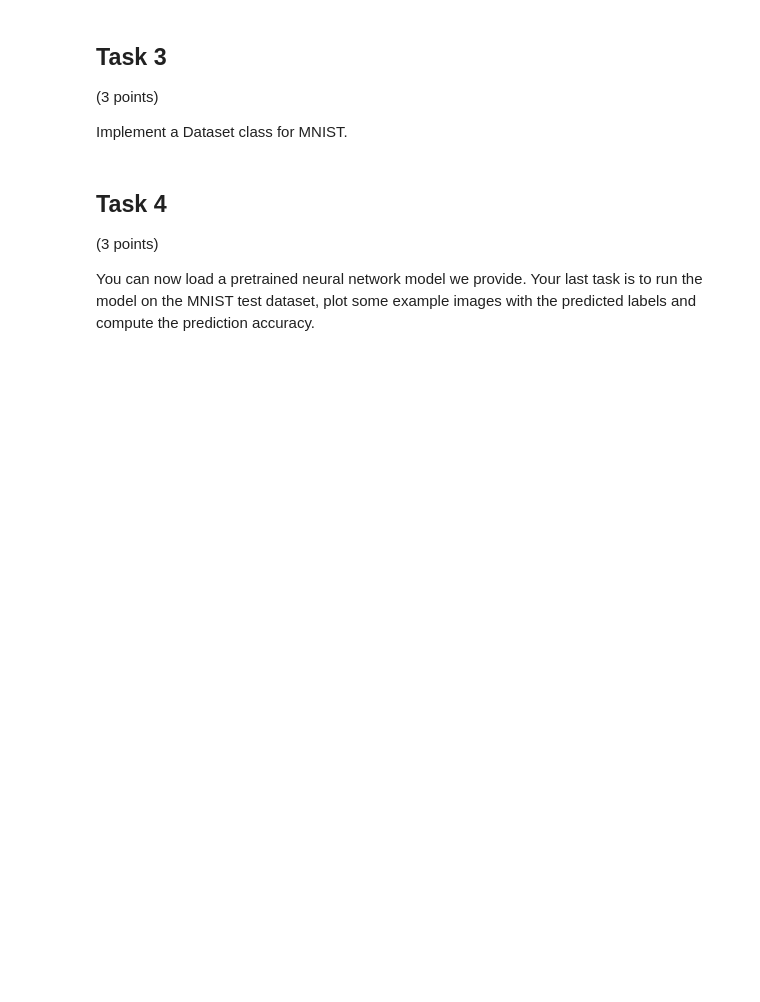
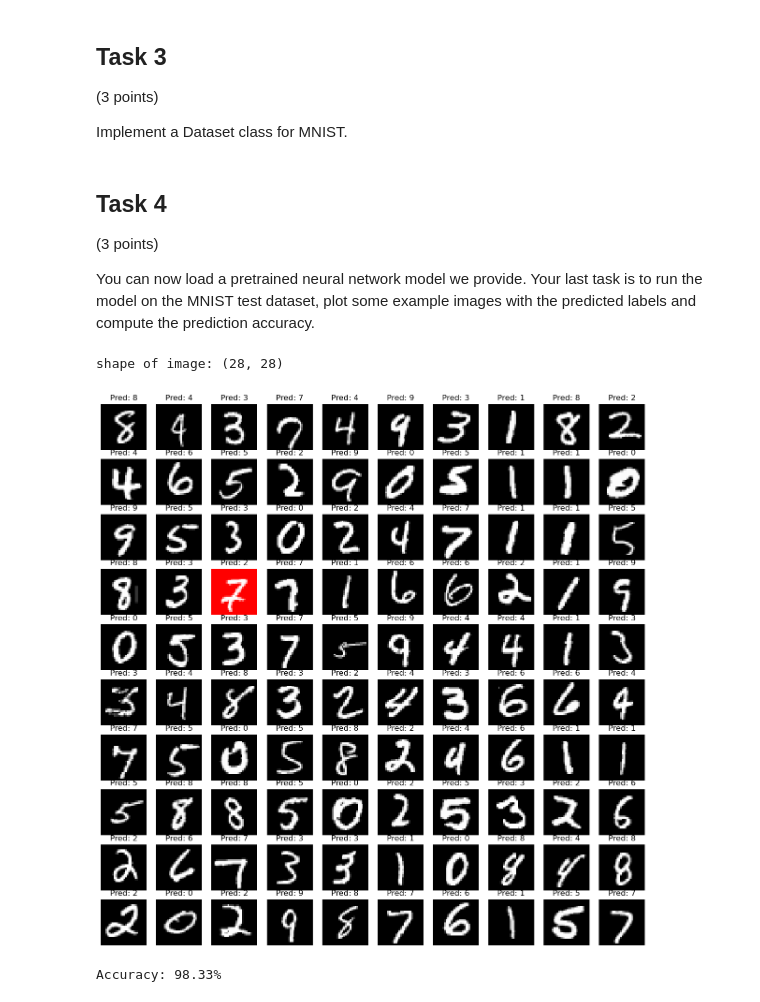
Before and after one commit to neelkanthrawat/3dcv-students, a Jupyter notebook: 2.0-tl-pytorch.ipynb, the cells around one changed output. Saved outputs shown, nothing was run; the diff lists cells and outputs as text; code cells hidden in the pictures; blank space fills up the shorter version.

```diff
--- a/2.0-tl-pytorch.ipynb
+++ b/2.0-tl-pytorch.ipynb
@@ -201,7 +231,7 @@ Your last task is to run the model on the MNIST test dataset, plot some example
 # %%
 def validate(model, data_loader):
     # TODO: Create a 10x10 grid of subplots
-
+    fig, axes = plt.subplots(10,10,figsize=(15,15))
 
     model.eval()
     correct = 0 # count for correct predictions
@@ -210,53 +240,72 @@ def validate(model, data_loader):
         for i, item in enumerate(data_loader):
             # TODO: unpack item into image and ground truth
             #       and run network on them
-
+            image, label = item
+            # print(f"image.type is: {type(image)}")
+            # print(f"image.shape is: {image.shape}") # batch_size (I think so.), number of channels, HXW
+            output = model(image)
 
             # TODO: get class with highest probability
-
+            _, prediction = torch.max(output, 1)
 
             # TODO: check if prediction is correct
             #       and add it to correct count
-
+            if prediction == label:
+                correct +=1
 
             # plot the first 100 images
             if i < 100:
                 # TODO: compute position of ith image in the grid
-
+                row, col = divmod(i,10)
 
                 # TODO: convert image tensor to numpy array
                 #       and normalize to [0, 1]
+                image_np = image.squeeze().cpu().numpy()# remove batch and channel dimension
+                image_np = (image_np - image_np.min()) / (image_np.max() - image_np.min())  # Normalize to [0, 1]
+                if i==1:
+                    print(f"shape of image: {image_np.shape}")
+
+                # Convert grayscale image (28x28) to RGB (28x28x3) for visualization
+                image_np_rgb = np.stack([image_np] * 3, axis=-1)  # Stacking grayscale image along 3 channels
 
 
                 # TODO: make wrongly predicted images red
-
-
+                if prediction != label:
+                    image_np_rgb[:, :, 0] = 1  # Setting the red channel full to make the image red
                 # TODO: disable axis and show image
+                axes[row, col].imshow(image_np_rgb)
+                axes[row, col].axis('off')
 
 
                 # TODO: show the predicted class next to each image
+                axes[row, col].set_title(f"Pred: {prediction.item()}")
 
 
             elif i == 100:
                 plt.show()
 
     # TODO: compute and print the prediction accuracy in percent
-
+    accuracy = (correct / i) * 100
+    print(f"Accuracy: {accuracy:.2f}%")
 
 # create a DataLoader using the implemented MNIST dataset class
 data_loader = torch.utils.data.DataLoader(
     MNIST('data/mnist/testing',
     transform=transforms.Compose([
         transforms.ToTensor(),
         transforms.Normalize((0.1307,), (0.3081,))
     ])),
     batch_size=1, shuffle=True)
 
 # create the neural network
 model = Net()
 
 # load the statedict from 'models/mnist/simple_cnn.pt'
 model.load_state_dict(torch.load('models/mnist/simple_cnn.pt'))
 
 # validate the model
 validate(model, data_loader)
+# %% [output]
+shape of image: (28, 28)
+[figure, added]
+Accuracy: 98.33%
```
Also changed, not shown: parts of 6 cells of this notebook, 1 other file.
